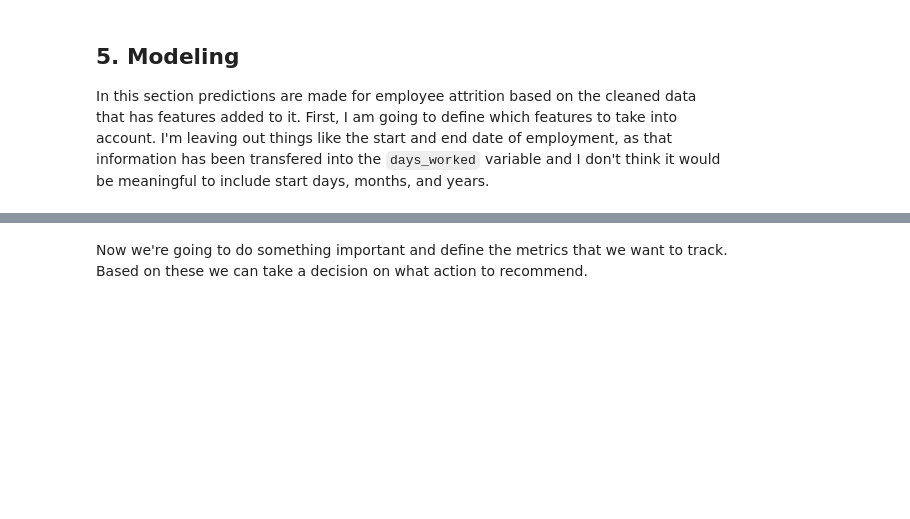
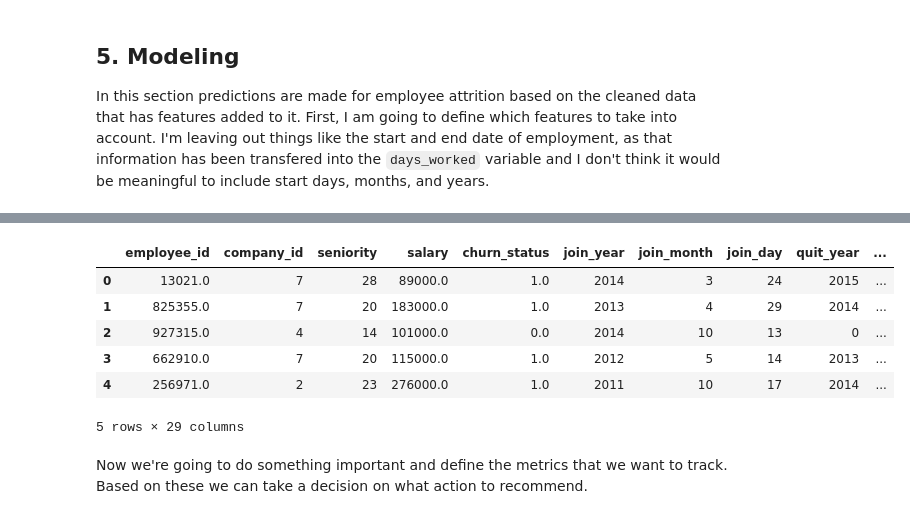
Before and after one commit to davestanley-cogrhythms/insight-datachallenge1, a Jupyter notebook: others/Data_Challenge1/David_Riser_DataChallenge1.ipynb, the cells around one changed output, grey strips where cells are left out. Saved outputs shown, nothing was run; the diff lists cells and outputs as text; code cells hidden in the pictures; blank space fills up the shorter version.

```diff
--- a/others/Data_Challenge1/David_Riser_DataChallenge1.ipynb
+++ b/others/Data_Challenge1/David_Riser_DataChallenge1.ipynb
@@ -559,3 +574,13 @@ from sklearn.preprocessing import StandardScaler
+# %%
+data.head()
+# %% [output]
+|  | employee_id | company_id | seniority | salary | churn_status | join_year | join_month | join_day | quit_year | ... |
+| 0 | 13021.0 | 7 | 28 | 89000.0 | 1.0 | 2014 | 3 | 24 | 2015 | ... |
+| 1 | 825355.0 | 7 | 20 | 183000.0 | 1.0 | 2013 | 4 | 29 | 2014 | ... |
+| 2 | 927315.0 | 4 | 14 | 101000.0 | 0.0 | 2014 | 10 | 13 | 0 | ... |
+| 3 | 662910.0 | 7 | 20 | 115000.0 | 1.0 | 2012 | 5 | 14 | 2013 | ... |
+| 4 | 256971.0 | 2 | 23 | 276000.0 | 1.0 | 2011 | 10 | 17 | 2014 | ... |
+5 rows × 29 columns
 # %%
 target = 'churn_status'
 features = ['career_level', 'company_id', 'days_worked',
```
Also changed, not shown: parts of 14 cells of this notebook.
